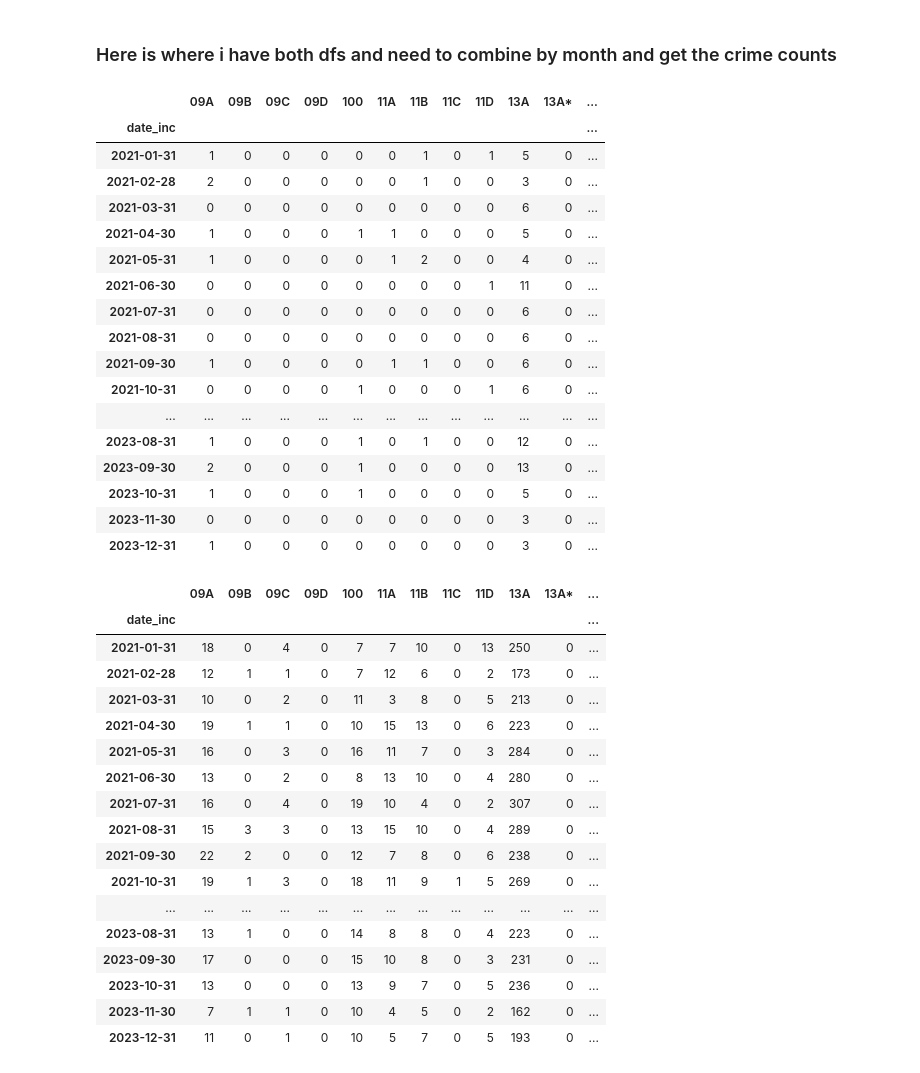
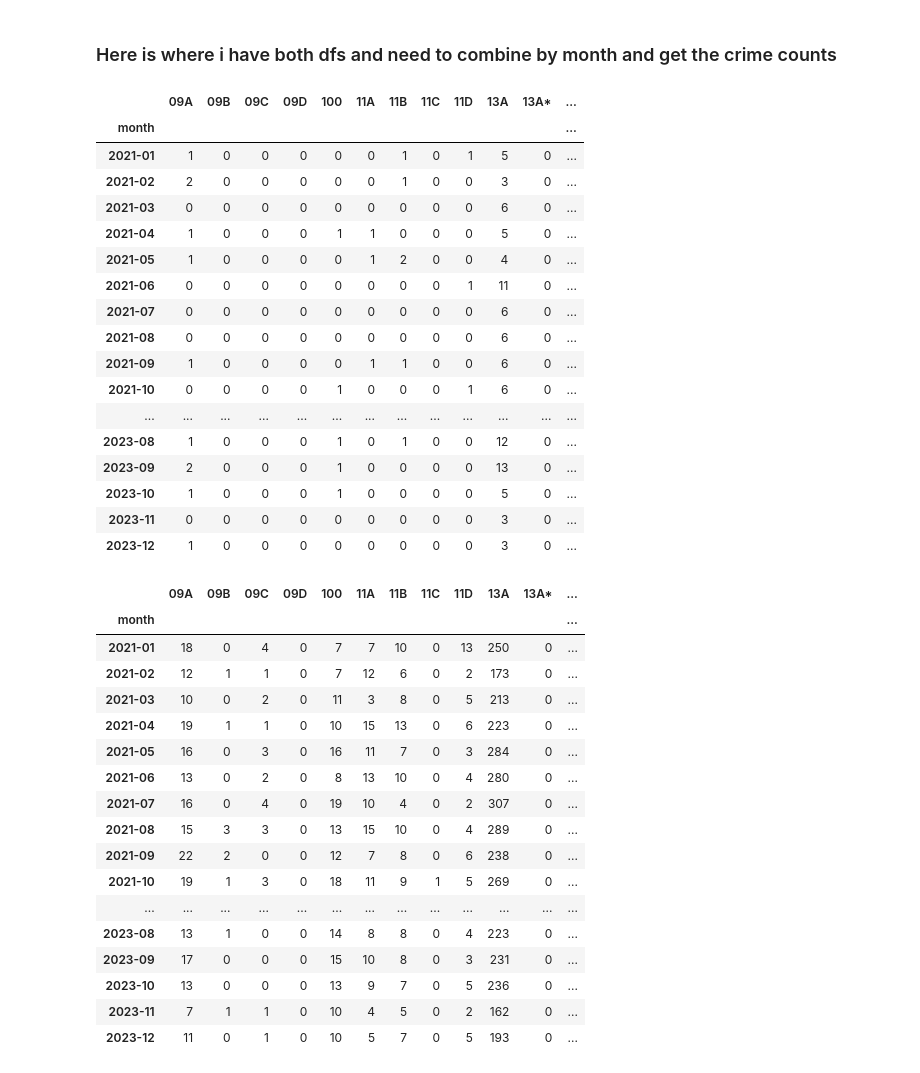
Before and after one commit to luke-lite/Dutchtown, a Jupyter notebook: NIBRS Data Agg.ipynb, the cells around one changed output. Saved outputs shown, nothing was run; the diff lists cells and outputs as text; code cells hidden in the pictures.

```diff
--- a/NIBRS Data Agg.ipynb
+++ b/NIBRS Data Agg.ipynb
@@ -110,52 +110,60 @@ nibrs_codes_dict = {'Person': ['09A', '09B', '09C', '09D', '100', '11A', '11B',
                     'Property': ['120', '120*', '200', '210', '220', '23A', '23B', '23C', '23D', '23E', '23F', '23G', '23H', '240', '250', '26A', '26B', '26C', '26D', '26E', '26F', '26G', '270', '280', '290', '510', '90A'],
                     'Society': ['35A', '35B', '370', '39A', '39B', '39C', '39D', '40A', '40B', '40C', '520', '720', '90B', '90C', '90D', '90E', '90F', '90G', '90H', '90J'],
                     'Unspecified': ['90Z']}
+violent_crimes = ['09A','11A','13A','13A*','120','120*']
 
 # how to classify violent/nonviolent crimes?
 
-nibrs_col_list = nibrs_codes_dict['Person'] + ['Person'] + nibrs_codes_dict['Property'] + ['Property'] + nibrs_codes_dict['Society'] + ['Society'] + nibrs_codes_dict['Unspecified'] + ['Unspecified'] + ['Total']
+nibrs_col_list = nibrs_codes_dict['Person'] + ['Person'] + nibrs_codes_dict['Property'] + ['Property'] + nibrs_codes_dict['Society'] + ['Society'] + nibrs_codes_dict['Unspecified'] + ['Unspecified'] + ['Violent'] + ['Total']
 nibrs_col_dict = {i:0 for i in nibrs_col_list}
 # %%
 gj_df = pd.concat([dt_mp_df, bpw_gp_df], ignore_index=True)
 gj_df = gj_df.groupby([pd.Grouper(key='date_inc', freq='M'),dt_mp_df['nibrs_code']])['inci_id'].count()
 
 gj_df = gj_df.unstack().fillna(0)
 gj_df.columns.name = None
 
 missing_cols = [col for col in nibrs_col_list if col not in gj_df.columns]
 gj_df[missing_cols] = 0
 
 gj_df = gj_df[nibrs_col_list]
 
 gj_df.loc[:,'Person'] = gj_df.loc[:,'09A':'64B'].sum(axis=1)
 
 gj_df.loc[:,'Property'] = gj_df.loc[:,'120':'90A'].sum(axis=1)
 gj_df.loc[:,'Society'] = gj_df.loc[:,'35A':'90J'].sum(axis=1)
 gj_df.loc[:,'Unspecified'] = gj_df.loc[:,'90Z']
+gj_df.loc[:,'Violent'] = gj_df.loc[:,violent_crimes].sum(axis=1)
+
 gj_df.loc[:,'Total'] = gj_df.loc[:,['Person', 'Property', 'Society', 'Unspecified']].sum(axis=1)
 
+gj_df.reset_index(inplace=True)
+gj_df['date_inc'] = gj_df['date_inc'].apply(lambda x: x.strftime('%Y-%m'))
+gj_df.rename(columns={'date_inc':'month'}, inplace=True)
+gj_df.set_index('month', inplace=True)
+gj_df
 
 gj_df = gj_df.astype('int64')
 gj_df
 # %% [output]
 |  | 09A | 09B | 09C | 09D | 100 | 11A | 11B | 11C | 11D | 13A | 13A* | ... |
-| date_inc |  |  |  |  |  |  |  |  |  |  |  | ... |
-| 2021-01-31 | 1 | 0 | 0 | 0 | 0 | 0 | 1 | 0 | 1 | 5 | 0 | ... |
-| 2021-02-28 | 2 | 0 | 0 | 0 | 0 | 0 | 1 | 0 | 0 | 3 | 0 | ... |
-| 2021-03-31 | 0 | 0 | 0 | 0 | 0 | 0 | 0 | 0 | 0 | 6 | 0 | ... |
-| 2021-04-30 | 1 | 0 | 0 | 0 | 1 | 1 | 0 | 0 | 0 | 5 | 0 | ... |
-| 2021-05-31 | 1 | 0 | 0 | 0 | 0 | 1 | 2 | 0 | 0 | 4 | 0 | ... |
-| 2021-06-30 | 0 | 0 | 0 | 0 | 0 | 0 | 0 | 0 | 1 | 11 | 0 | ... |
-| 2021-07-31 | 0 | 0 | 0 | 0 | 0 | 0 | 0 | 0 | 0 | 6 | 0 | ... |
-| 2021-08-31 | 0 | 0 | 0 | 0 | 0 | 0 | 0 | 0 | 0 | 6 | 0 | ... |
-| 2021-09-30 | 1 | 0 | 0 | 0 | 0 | 1 | 1 | 0 | 0 | 6 | 0 | ... |
-| 2021-10-31 | 0 | 0 | 0 | 0 | 1 | 0 | 0 | 0 | 1 | 6 | 0 | ... |
+| month |  |  |  |  |  |  |  |  |  |  |  | ... |
+| 2021-01 | 1 | 0 | 0 | 0 | 0 | 0 | 1 | 0 | 1 | 5 | 0 | ... |
+| 2021-02 | 2 | 0 | 0 | 0 | 0 | 0 | 1 | 0 | 0 | 3 | 0 | ... |
+| 2021-03 | 0 | 0 | 0 | 0 | 0 | 0 | 0 | 0 | 0 | 6 | 0 | ... |
+| 2021-04 | 1 | 0 | 0 | 0 | 1 | 1 | 0 | 0 | 0 | 5 | 0 | ... |
+| 2021-05 | 1 | 0 | 0 | 0 | 0 | 1 | 2 | 0 | 0 | 4 | 0 | ... |
+| 2021-06 | 0 | 0 | 0 | 0 | 0 | 0 | 0 | 0 | 1 | 11 | 0 | ... |
+| 2021-07 | 0 | 0 | 0 | 0 | 0 | 0 | 0 | 0 | 0 | 6 | 0 | ... |
+| 2021-08 | 0 | 0 | 0 | 0 | 0 | 0 | 0 | 0 | 0 | 6 | 0 | ... |
+| 2021-09 | 1 | 0 | 0 | 0 | 0 | 1 | 1 | 0 | 0 | 6 | 0 | ... |
+| 2021-10 | 0 | 0 | 0 | 0 | 1 | 0 | 0 | 0 | 1 | 6 | 0 | ... |
 | ... | ... | ... | ... | ... | ... | ... | ... | ... | ... | ... | ... | ... |
-| 2023-08-31 | 1 | 0 | 0 | 0 | 1 | 0 | 1 | 0 | 0 | 12 | 0 | ... |
-| 2023-09-30 | 2 | 0 | 0 | 0 | 1 | 0 | 0 | 0 | 0 | 13 | 0 | ... |
-| 2023-10-31 | 1 | 0 | 0 | 0 | 1 | 0 | 0 | 0 | 0 | 5 | 0 | ... |
-| 2023-11-30 | 0 | 0 | 0 | 0 | 0 | 0 | 0 | 0 | 0 | 3 | 0 | ... |
-| 2023-12-31 | 1 | 0 | 0 | 0 | 0 | 0 | 0 | 0 | 0 | 3 | 0 | ... |
+| 2023-08 | 1 | 0 | 0 | 0 | 1 | 0 | 1 | 0 | 0 | 12 | 0 | ... |
+| 2023-09 | 2 | 0 | 0 | 0 | 1 | 0 | 0 | 0 | 0 | 13 | 0 | ... |
+| 2023-10 | 1 | 0 | 0 | 0 | 1 | 0 | 0 | 0 | 0 | 5 | 0 | ... |
+| 2023-11 | 0 | 0 | 0 | 0 | 0 | 0 | 0 | 0 | 0 | 3 | 0 | ... |
+| 2023-12 | 1 | 0 | 0 | 0 | 0 | 0 | 0 | 0 | 0 | 3 | 0 | ... |
 # %%
 gj_df.to_csv('gravois-jefferson_crime_data_2021-2023.csv')
 # %%
@@ -174,29 +182,35 @@ stl_df.loc[:,'Person'] = stl_df.loc[:,'09A':'64B'].sum(axis=1)
 stl_df.loc[:,'Property'] = stl_df.loc[:,'120':'90A'].sum(axis=1)
 stl_df.loc[:,'Society'] = stl_df.loc[:,'35A':'90J'].sum(axis=1)
 stl_df.loc[:,'Unspecified'] = stl_df.loc[:,'90Z']
+stl_df.loc[:,'Violent'] = stl_df.loc[:,violent_crimes].sum(axis=1)
 stl_df.loc[:,'Total'] = stl_df.loc[:,['Person', 'Property', 'Society', 'Unspecified']].sum(axis=1)
 
+stl_df.reset_index(inplace=True)
+stl_df['date_inc'] = stl_df['date_inc'].apply(lambda x: x.strftime('%Y-%m'))
+stl_df.rename(columns={'date_inc':'month'}, inplace=True)
+stl_df.set_index('month', inplace=True)
+stl_df
 
 stl_df = stl_df.astype('int64')
 stl_df
 # %% [output]
 |  | 09A | 09B | 09C | 09D | 100 | 11A | 11B | 11C | 11D | 13A | 13A* | ... |
-| date_inc |  |  |  |  |  |  |  |  |  |  |  | ... |
-| 2021-01-31 | 18 | 0 | 4 | 0 | 7 | 7 | 10 | 0 | 13 | 250 | 0 | ... |
-| 2021-02-28 | 12 | 1 | 1 | 0 | 7 | 12 | 6 | 0 | 2 | 173 | 0 | ... |
-| 2021-03-31 | 10 | 0 | 2 | 0 | 11 | 3 | 8 | 0 | 5 | 213 | 0 | ... |
-| 2021-04-30 | 19 | 1 | 1 | 0 | 10 | 15 | 13 | 0 | 6 | 223 | 0 | ... |
-| 2021-05-31 | 16 | 0 | 3 | 0 | 16 | 11 | 7 | 0 | 3 | 284 | 0 | ... |
-| 2021-06-30 | 13 | 0 | 2 | 0 | 8 | 13 | 10 | 0 | 4 | 280 | 0 | ... |
-| 2021-07-31 | 16 | 0 | 4 | 0 | 19 | 10 | 4 | 0 | 2 | 307 | 0 | ... |
-| 2021-08-31 | 15 | 3 | 3 | 0 | 13 | 15 | 10 | 0 | 4 | 289 | 0 | ... |
-| 2021-09-30 | 22 | 2 | 0 | 0 | 12 | 7 | 8 | 0 | 6 | 238 | 0 | ... |
-| 2021-10-31 | 19 | 1 | 3 | 0 | 18 | 11 | 9 | 1 | 5 | 269 | 0 | ... |
+| month |  |  |  |  |  |  |  |  |  |  |  | ... |
+| 2021-01 | 18 | 0 | 4 | 0 | 7 | 7 | 10 | 0 | 13 | 250 | 0 | ... |
+| 2021-02 | 12 | 1 | 1 | 0 | 7 | 12 | 6 | 0 | 2 | 173 | 0 | ... |
+| 2021-03 | 10 | 0 | 2 | 0 | 11 | 3 | 8 | 0 | 5 | 213 | 0 | ... |
+| 2021-04 | 19 | 1 | 1 | 0 | 10 | 15 | 13 | 0 | 6 | 223 | 0 | ... |
+| 2021-05 | 16 | 0 | 3 | 0 | 16 | 11 | 7 | 0 | 3 | 284 | 0 | ... |
+| 2021-06 | 13 | 0 | 2 | 0 | 8 | 13 | 10 | 0 | 4 | 280 | 0 | ... |
+| 2021-07 | 16 | 0 | 4 | 0 | 19 | 10 | 4 | 0 | 2 | 307 | 0 | ... |
+| 2021-08 | 15 | 3 | 3 | 0 | 13 | 15 | 10 | 0 | 4 | 289 | 0 | ... |
+| 2021-09 | 22 | 2 | 0 | 0 | 12 | 7 | 8 | 0 | 6 | 238 | 0 | ... |
+| 2021-10 | 19 | 1 | 3 | 0 | 18 | 11 | 9 | 1 | 5 | 269 | 0 | ... |
 | ... | ... | ... | ... | ... | ... | ... | ... | ... | ... | ... | ... | ... |
-| 2023-08-31 | 13 | 1 | 0 | 0 | 14 | 8 | 8 | 0 | 4 | 223 | 0 | ... |
-| 2023-09-30 | 17 | 0 | 0 | 0 | 15 | 10 | 8 | 0 | 3 | 231 | 0 | ... |
-| 2023-10-31 | 13 | 0 | 0 | 0 | 13 | 9 | 7 | 0 | 5 | 236 | 0 | ... |
-| 2023-11-30 | 7 | 1 | 1 | 0 | 10 | 4 | 5 | 0 | 2 | 162 | 0 | ... |
-| 2023-12-31 | 11 | 0 | 1 | 0 | 10 | 5 | 7 | 0 | 5 | 193 | 0 | ... |
+| 2023-08 | 13 | 1 | 0 | 0 | 14 | 8 | 8 | 0 | 4 | 223 | 0 | ... |
+| 2023-09 | 17 | 0 | 0 | 0 | 15 | 10 | 8 | 0 | 3 | 231 | 0 | ... |
+| 2023-10 | 13 | 0 | 0 | 0 | 13 | 9 | 7 | 0 | 5 | 236 | 0 | ... |
+| 2023-11 | 7 | 1 | 1 | 0 | 10 | 4 | 5 | 0 | 2 | 162 | 0 | ... |
+| 2023-12 | 11 | 0 | 1 | 0 | 10 | 5 | 7 | 0 | 5 | 193 | 0 | ... |
 # %%
 stl_df.to_csv('stl_crime_data_2021-2023.csv')
```
Also changed, not shown: 21 other files.
